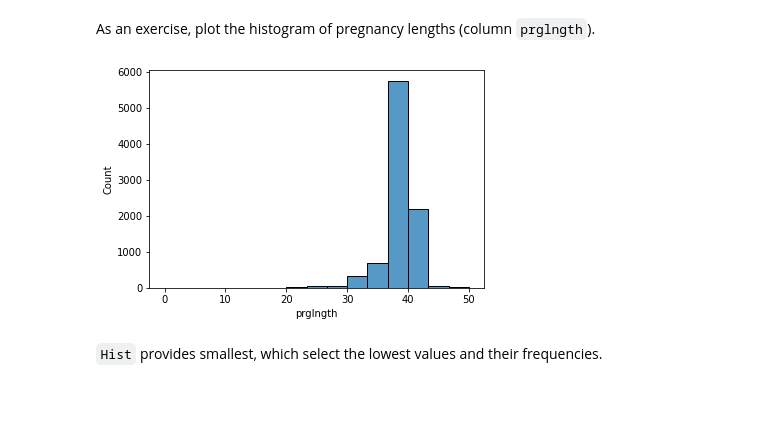
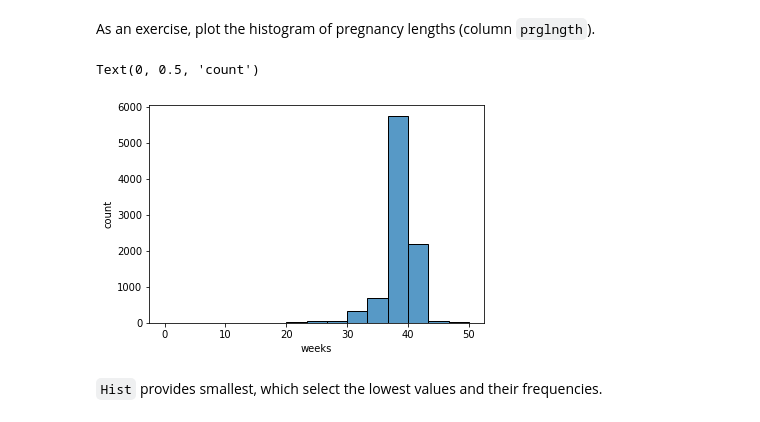
Before and after one commit to gkdsc2020/dsc530edapython, a Jupyter notebook: chap02ex_GKale.ipynb, the cells around one changed output. Saved outputs shown, nothing was run; the diff lists cells and outputs as text; code cells hidden in the pictures.

```diff
--- a/chap02ex_GKale.ipynb
+++ b/chap02ex_GKale.ipynb
@@ -131,11 +131,12 @@ As an exercise, plot the histogram of pregnancy lengths (column `prglngth`).
 # %%
 import seaborn as sns
 import matplotlib.pyplot as plt
-ax = sns.histplot(data=live, x='prglngth')
-# ax.set(xlable='week')
-plt.show()
+sns.histplot(data=live, x='prglngth')
+plt.xlabel('weeks')
+plt.ylabel('count')
 # %% [output]
+Text(0, 0.5, 'count')
-[figure, old version]
+[figure, new version]
 # %% [markdown]
 `Hist` provides smallest, which select the lowest values and their frequencies.
 # %%
```
Also changed, not shown: parts of 6 cells of this notebook.
